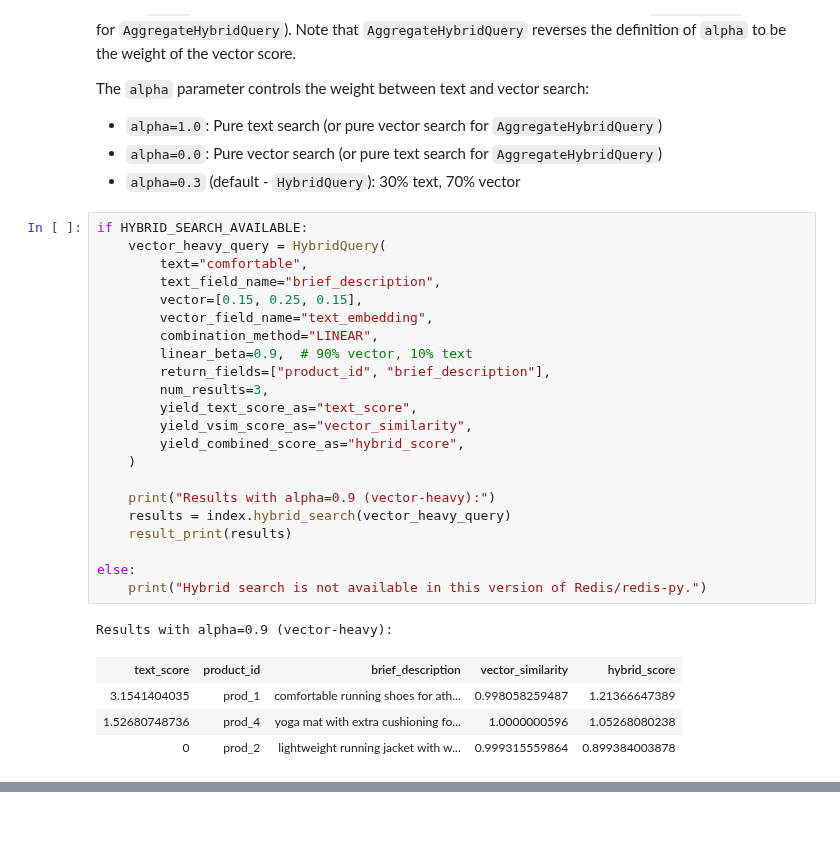
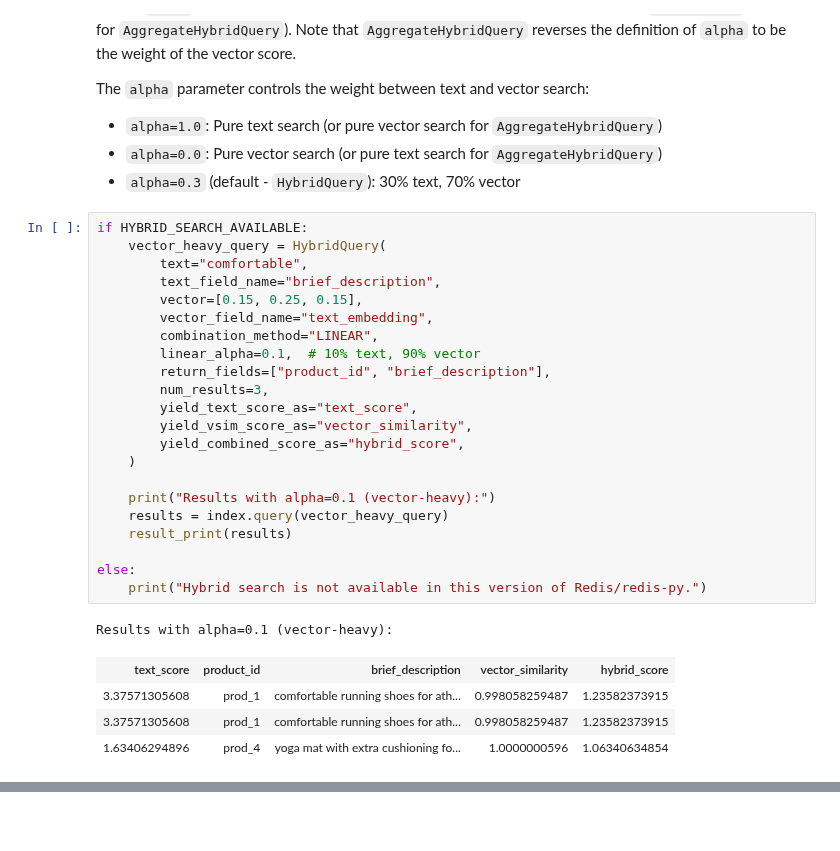
Before and after one commit to redis/redis-vl-python, a Jupyter notebook: docs/user_guide/11_advanced_queries.ipynb, the cells around one changed output, grey strips where cells are left out. Cells and saved outputs as stored; diff of their text form.

```diff
--- a/docs/user_guide/11_advanced_queries.ipynb
+++ b/docs/user_guide/11_advanced_queries.ipynb
@@ -560,31 +568,31 @@ The `alpha` parameter controls the weight between text and vector search:
 # %%
 if HYBRID_SEARCH_AVAILABLE:
     vector_heavy_query = HybridQuery(
         text="comfortable",
         text_field_name="brief_description",
         vector=[0.15, 0.25, 0.15],
         vector_field_name="text_embedding",
         combination_method="LINEAR",
-        linear_beta=0.9,  # 90% vector, 10% text
+		linear_alpha=0.1,  # 10% text, 90% vector
         return_fields=["product_id", "brief_description"],
         num_results=3,
         yield_text_score_as="text_score",
         yield_vsim_score_as="vector_similarity",
         yield_combined_score_as="hybrid_score",
     )
 
-    print("Results with alpha=0.9 (vector-heavy):")
-    results = index.hybrid_search(vector_heavy_query)
+    print("Results with alpha=0.1 (vector-heavy):")
+    results = index.query(vector_heavy_query)
     result_print(results)
 
 else:
     print("Hybrid search is not available in this version of Redis/redis-py.")
 # %% [output]
-Results with alpha=0.9 (vector-heavy):
+Results with alpha=0.1 (vector-heavy):
 | text_score | product_id | brief_description | vector_similarity | hybrid_score |
-| 3.1541404035 | prod_1 | comfortable running shoes for ath... | 0.998058259487 | 1.21366647389 |
-| 1.52680748736 | prod_4 | yoga mat with extra cushioning fo... | 1.0000000596 | 1.05268080238 |
-| 0 | prod_2 | lightweight running jacket with w... | 0.999315559864 | 0.899384003878 |
+| 3.37571305608 | prod_1 | comfortable running shoes for ath... | 0.998058259487 | 1.23582373915 |
+| 3.37571305608 | prod_1 | comfortable running shoes for ath... | 0.998058259487 | 1.23582373915 |
+| 1.63406294896 | prod_4 | yoga mat with extra cushioning fo... | 1.0000000596 | 1.06340634854 |
 # %%
 # More emphasis on vector search (alpha=0.9)
 vector_heavy_query = AggregateHybridQuery(
```
Also changed, not shown: parts of 25 cells of this notebook, 4 other files.
